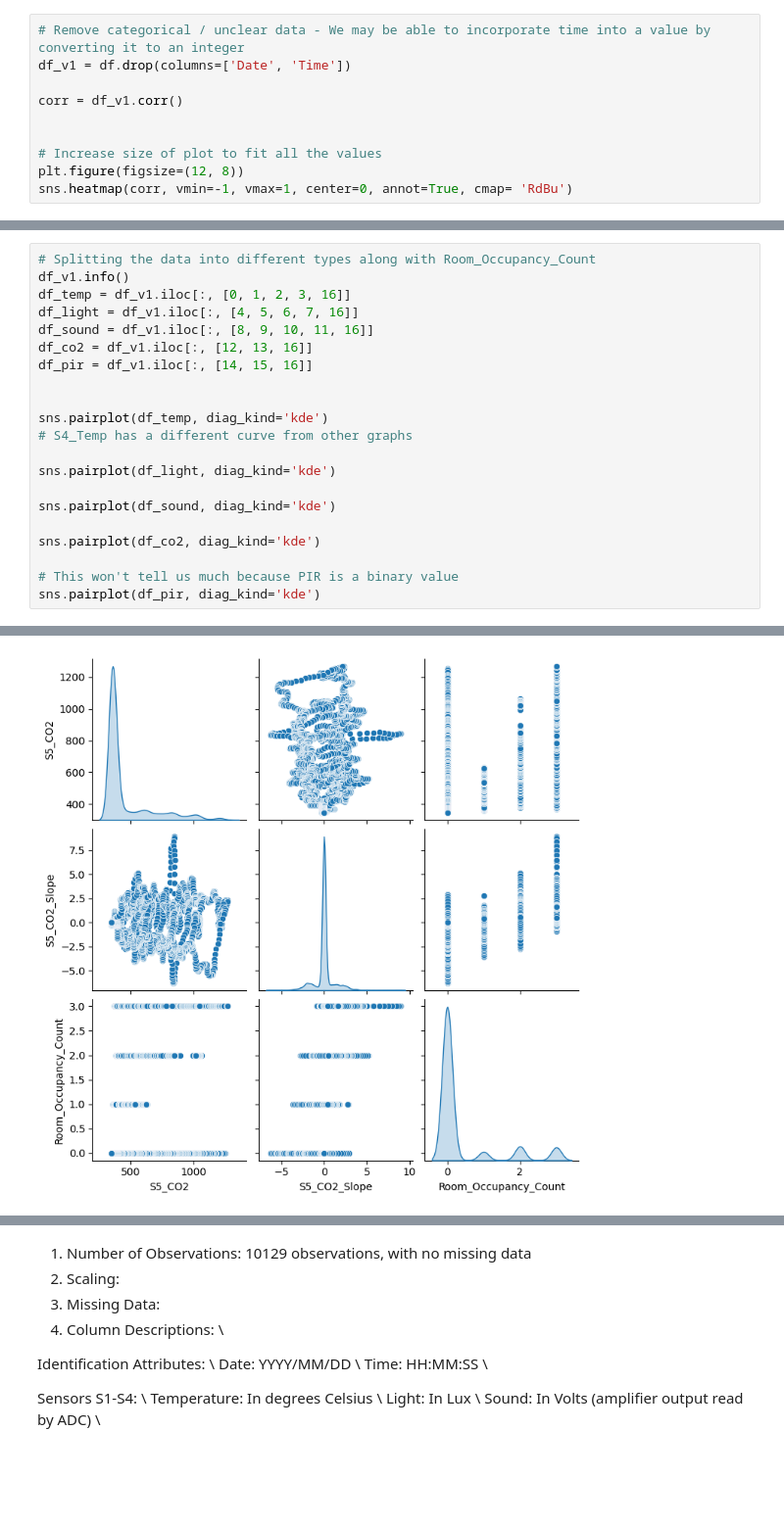
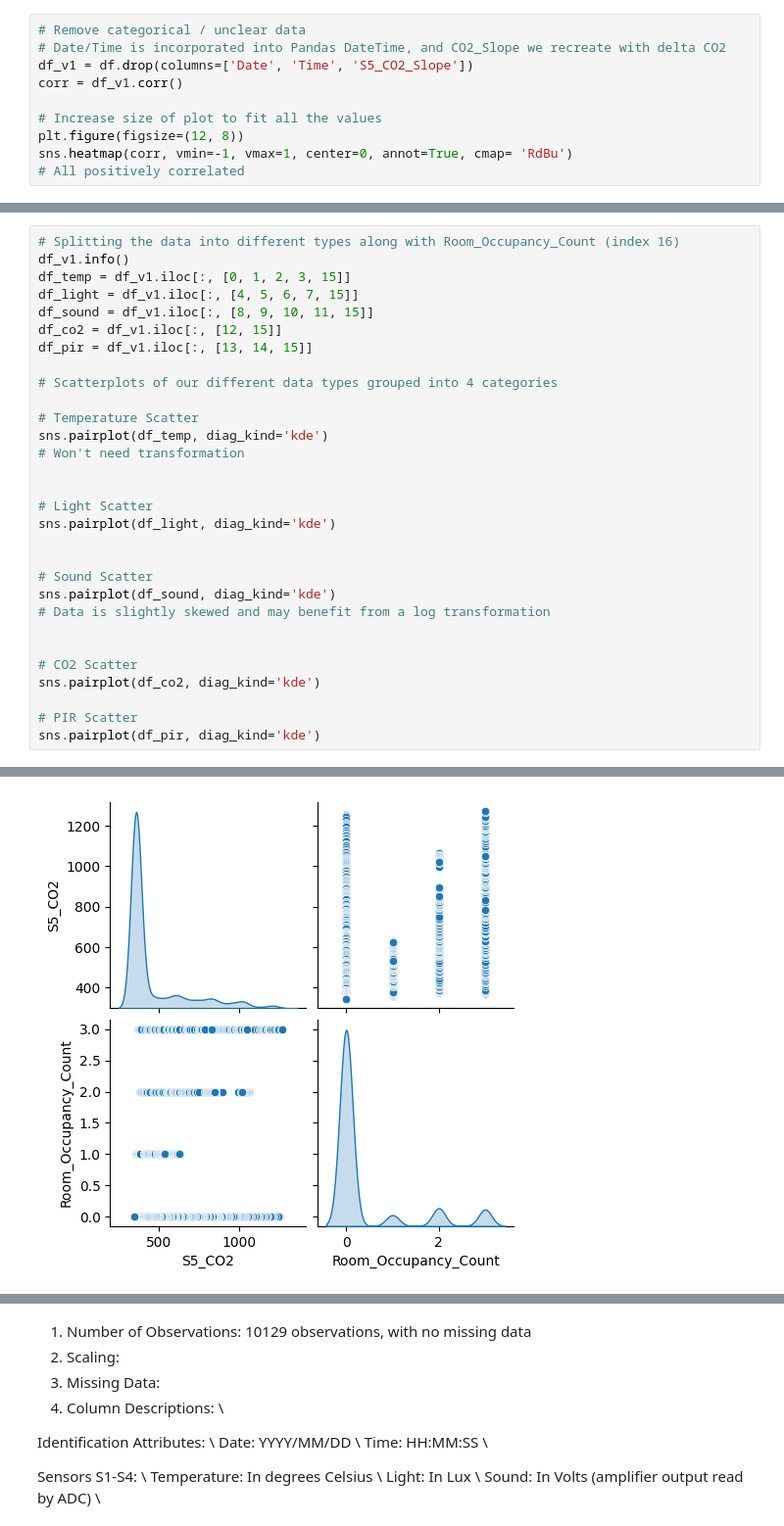
Before and after one commit to jordlim/ecs171project, a Jupyter notebook: occupancy.ipynb, the cells around one changed output, grey strips where cells are left out. Shown at 98% size. Saved outputs shown, nothing was run; the diff lists cells and outputs as text; blank space fills up the shorter version.

```diff
--- a/occupancy.ipynb
+++ b/occupancy.ipynb
@@ -86,13 +116,13 @@ Data columns (total 19 columns):
 dtypes: float64(9), int64(8), object(2)
 memory usage: 1.5+ MB
 # %%
-# Remove categorical / unclear data - We may be able to incorporate time into a value by converting it to an integer
-df_v1 = df.drop(columns=['Date', 'Time'])
-
+# Remove categorical / unclear data
+# Date/Time is incorporated into Pandas DateTime, and CO2_Slope we recreate with delta CO2
+df_v1 = df.drop(columns=['Date', 'Time', 'S5_CO2_Slope'])
 corr = df_v1.corr()
-
 
 # Increase size of plot to fit all the values
 plt.figure(figsize=(12, 8))
 sns.heatmap(corr, vmin=-1, vmax=1, center=0, annot=True, cmap= 'RdBu')
+# All positively correlated
 # %% [output]
@@ -101,23 +131,32 @@ sns.heatmap(corr, vmin=-1, vmax=1, center=0, annot=True, cmap= 'RdBu')
 # %%
-# Splitting the data into different types along with Room_Occupancy_Count
+# Splitting the data into different types along with Room_Occupancy_Count (index 16)
 df_v1.info()
-df_temp = df_v1.iloc[:, [0, 1, 2, 3, 16]]
-df_light = df_v1.iloc[:, [4, 5, 6, 7, 16]]
-df_sound = df_v1.iloc[:, [8, 9, 10, 11, 16]]
-df_co2 = df_v1.iloc[:, [12, 13, 16]]
-df_pir = df_v1.iloc[:, [14, 15, 16]]
+df_temp = df_v1.iloc[:, [0, 1, 2, 3, 15]]
+df_light = df_v1.iloc[:, [4, 5, 6, 7, 15]]
+df_sound = df_v1.iloc[:, [8, 9, 10, 11, 15]]
+df_co2 = df_v1.iloc[:, [12, 15]]
+df_pir = df_v1.iloc[:, [13, 14, 15]]
+
+# Scatterplots of our different data types grouped into 4 categories
+
+# Temperature Scatter
+sns.pairplot(df_temp, diag_kind='kde')
+# Won't need transformation
 
 
-sns.pairplot(df_temp, diag_kind='kde')
-# S4_Temp has a different curve from other graphs
-
+# Light Scatter
 sns.pairplot(df_light, diag_kind='kde')
 
+
+# Sound Scatter
 sns.pairplot(df_sound, diag_kind='kde')
+# Data is slightly skewed and may benefit from a log transformation
 
+
+# CO2 Scatter
 sns.pairplot(df_co2, diag_kind='kde')
 
-# This won't tell us much because PIR is a binary value
+# PIR Scatter
 sns.pairplot(df_pir, diag_kind='kde')
 # %% [output]
 <class 'pandas.core.frame.DataFrame'>
@@ -140,7 +179,7 @@ memory usage: 1.3 MB
 <seaborn.axisgrid.PairGrid at 0x...>
 [figure]
 [figure]
 [figure]
-[figure, old version]
+[figure, new version]
 [figure]
 # %%
```
Also changed, not shown: parts of 16 cells of this notebook.
